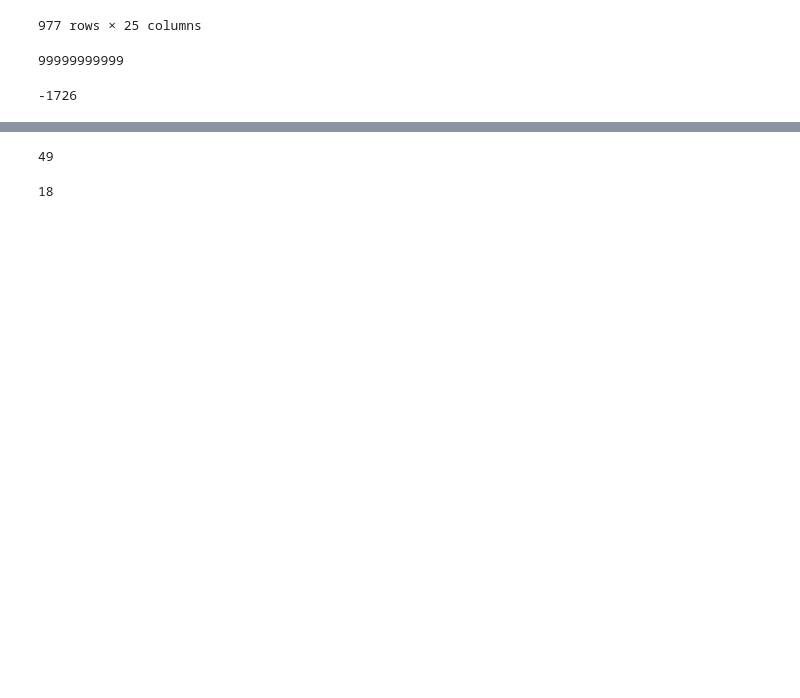
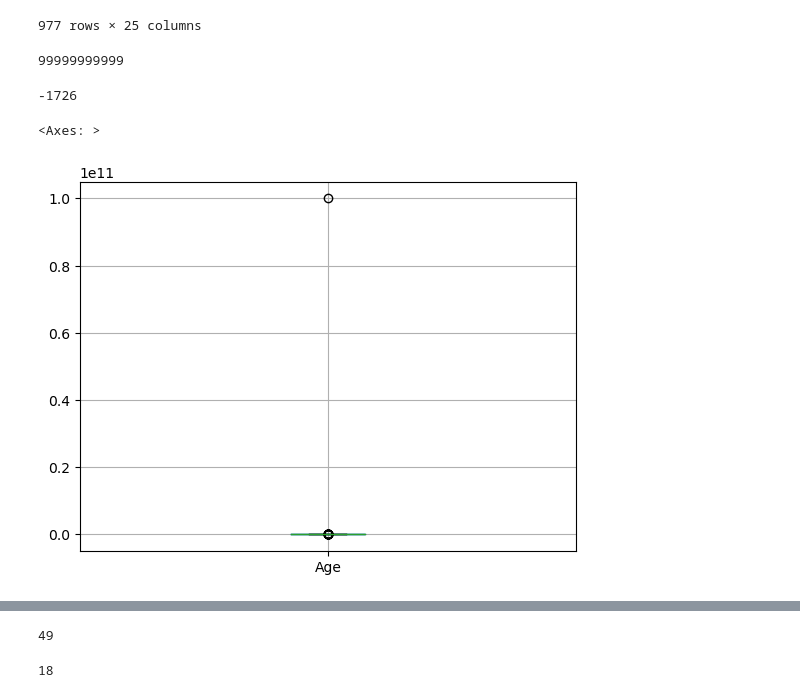
Before and after one commit to TiurinMikhail/DI-Bootcamp, a Jupyter notebook: Week4/Day5/Mini-Project 1/Mini_proj_code.ipynb, the cells around one changed output, grey strips where cells are left out. Cells and saved outputs as stored; diff of their text form; code cells hidden in the pictures; blank space fills up the shorter version.

```diff
--- a/Week4/Day5/Mini-Project 1/Mini_proj_code.ipynb
+++ b/Week4/Day5/Mini-Project 1/Mini_proj_code.ipynb
@@ -218,4 +218,9 @@ survey_data['Age'].max()
 survey_data['Age'].min()
 # %% [output]
 -1726
+# %%
+survey_data.boxplot('Age')
+# %% [output]
+<Axes: >
+[figure, added]
 # %%
```
Also changed, not shown: parts of 2 cells of this notebook, 54 other files.
